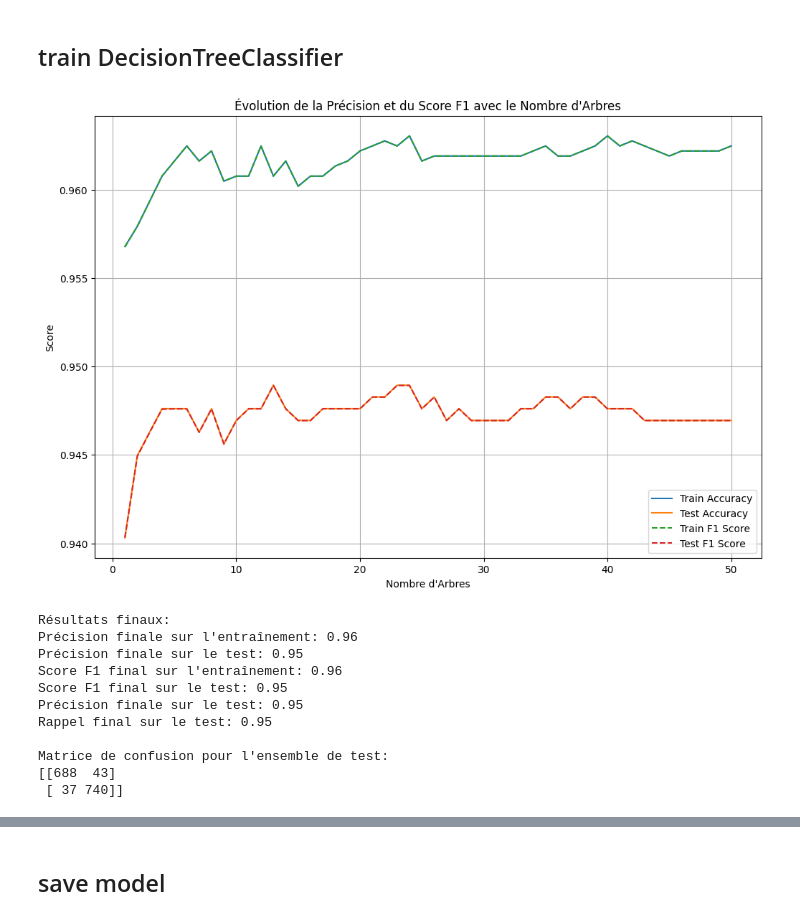
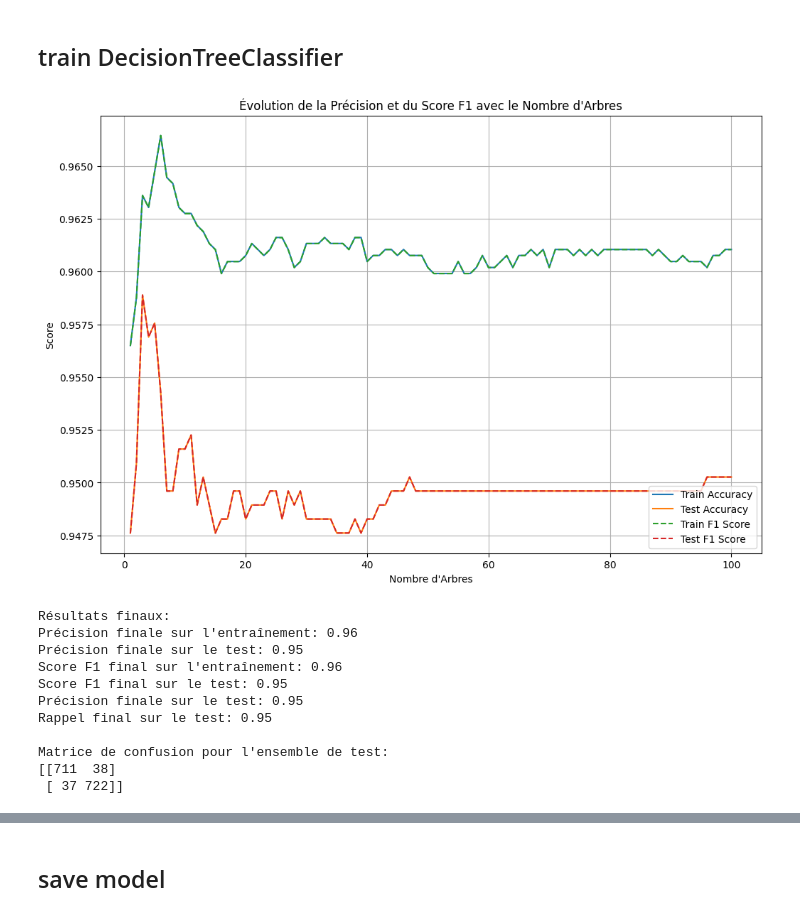
Before and after one commit to thomas454538/RainbowSixPredictionAppV2, a Jupyter notebook: TP.ipynb, the cells around one changed output, grey strips where cells are left out. Saved outputs shown, nothing was run; the diff lists cells and outputs as text; code cells hidden in the pictures.

```diff
--- a/TP.ipynb
+++ b/TP.ipynb
@@ -346,7 +346,7 @@ Name: median_wins, Length: 3517, dtype: int64
 # %% [markdown]
 ## train DecisionTreeClassifier
 # %%
-n_estimators = 50 # a changer
+n_estimators = 100 # a changer
 trees = []
 train_accuracies = []
 test_accuracies = []
@@ -409,34 +409,34 @@ print("Résultats finaux:")
 print(f"Précision finale sur l'entraînement: {final_train_accuracy:.2f}")
 print(f"Précision finale sur le test: {final_test_accuracy:.2f}")
 print(f"Score F1 final sur l'entraînement: {final_train_f1:.2f}")
 print(f"Score F1 final sur le test: {final_test_f1:.2f}")
 print(f"Précision finale sur le test: {final_precision:.2f}")
 print(f"Rappel final sur le test: {final_recall:.2f}")
 
 # Matrice de confusion - print
 conf_matrix = confusion_matrix(y_test, final_test_predictions)
 print("\nMatrice de confusion pour l'ensemble de test:")
 print(conf_matrix)
 
 plt.figure(figsize=(8, 8))
 plt.imshow(conf_matrix, interpolation='nearest', cmap=plt.cm.Blues)
 plt.title("Matrice de Confusion Finale sur l'Ensemble de Test")
 plt.colorbar()
 tick_marks = np.arange(len(np.unique(y_test)))
 class_labels = np.unique(y_test)
 plt.xticks(tick_marks, labels=class_labels)
 plt.yticks(tick_marks, labels=class_labels)
 plt.ylabel('Vraie étiquette')
 plt.xlabel('Prédiction')
 plt.grid(False)
 
 for i in range(len(class_labels)):
     for j in range(len(class_labels)):
         plt.text(j, i, f"{conf_matrix[i, j]}", ha="center", va="center", color="red")
 
 plt.show()
 # %% [output]
-[figure, old version]
+[figure, new version]
 Résultats finaux:
 Précision finale sur l'entraînement: 0.96
 Précision finale sur le test: 0.95
@@ -446,5 +446,5 @@ Précision finale sur le test: 0.95
 Rappel final sur le test: 0.95
 
 Matrice de confusion pour l'ensemble de test:
-[[688  43]
- [ 37 740]]
+[[711  38]
+ [ 37 722]]
```
Also changed, not shown: parts of 7 cells of this notebook, 2 other files.
